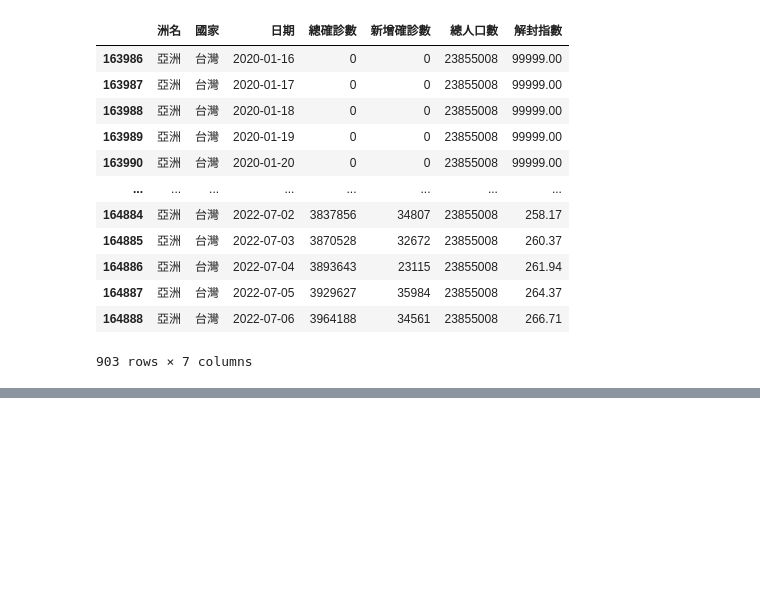
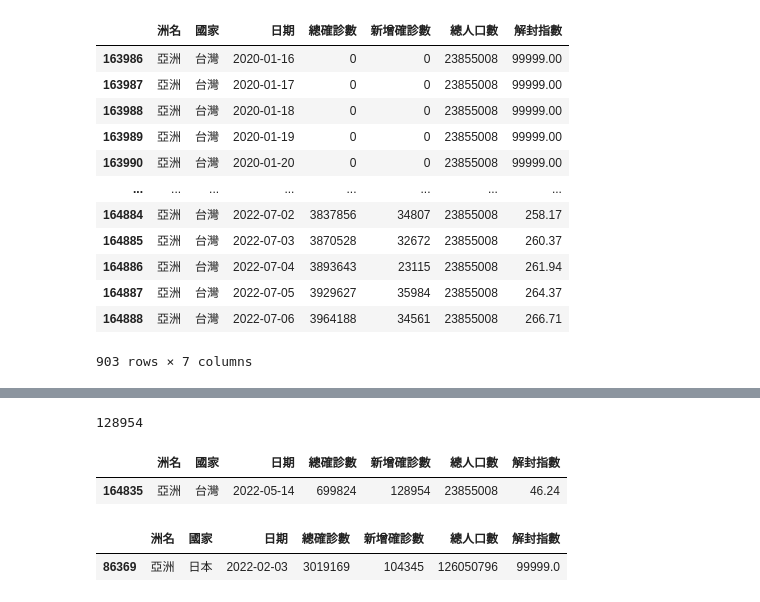
Before and after one commit to Lainie888/2023_07_27, a Jupyter notebook: lesson18_1.ipynb, the cells around one changed output, grey strips where cells are left out. Saved outputs shown, nothing was run; the diff lists cells and outputs as text; code cells hidden in the pictures; blank space fills up the shorter version.

```diff
--- a/lesson18_1.ipynb
+++ b/lesson18_1.ipynb
@@ -106,0 +193,3 @@ world_frame[world_frame["國家"]  == "台灣"]
+# %%
+taiwan = world_frame.query('國家 == "台灣"')
+taiwan
@@ -106,0 +210,17 @@ world_frame[world_frame["國家"]  == "台灣"]
+# %%
+taiwan_max = taiwan["新增確診數"].max()
+taiwan_max
+# %% [output]
+128954
+# %%
+taiwan.query('新增確診數 == @taiwan_max')  #taiwan_max因為是變數，所以前面要加@
+# %% [output]
+|  | 洲名 | 國家 | 日期 | 總確診數 | 新增確診數 | 總人口數 | 解封指數 |
+| 164835 | 亞洲 | 台灣 | 2022-05-14 | 699824 | 128954 | 23855008 | 46.24 |
+# %%
+japan = world_frame.query('國家 == "日本"')
+japan_max = japan["新增確診數"].max()
+japan.query('新增確診數== @japan_max')
+# %% [output]
+|  | 洲名 | 國家 | 日期 | 總確診數 | 新增確診數 | 總人口數 | 解封指數 |
+| 86369 | 亞洲 | 日本 | 2022-02-03 | 3019169 | 104345 | 126050796 | 99999.0 |
```
Also changed, not shown: parts of 7 cells of this notebook, 2 other files.
